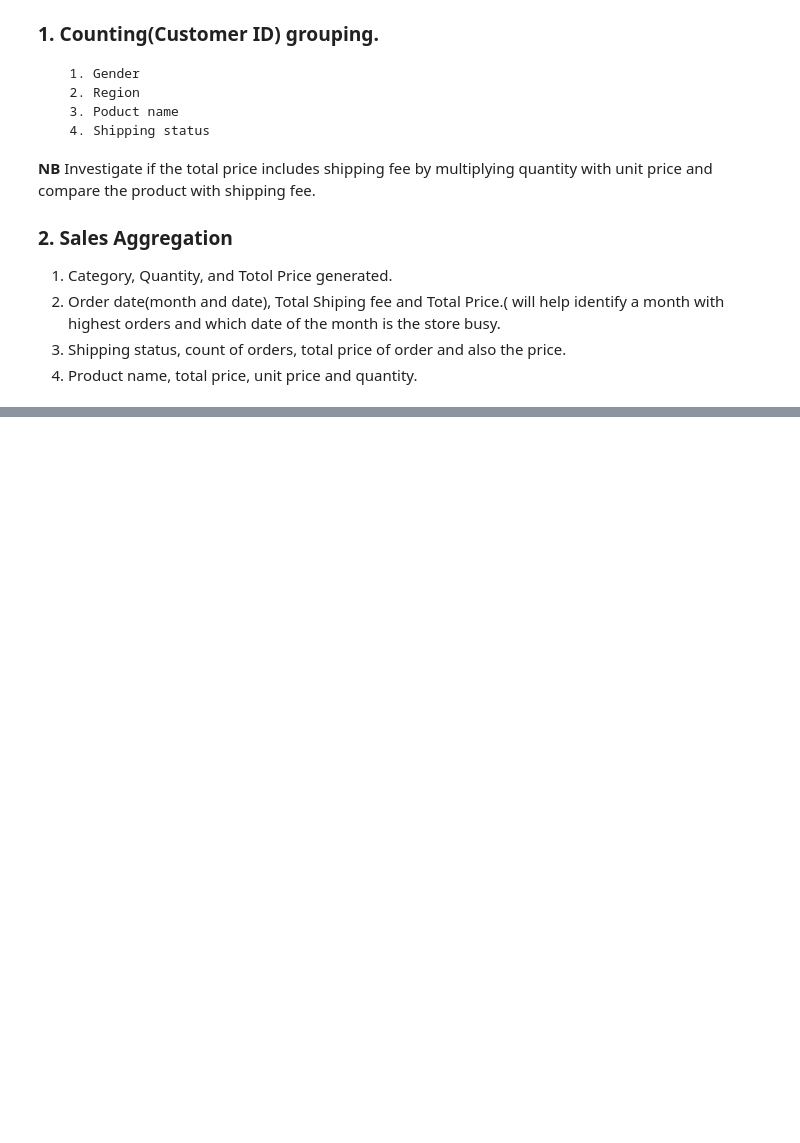
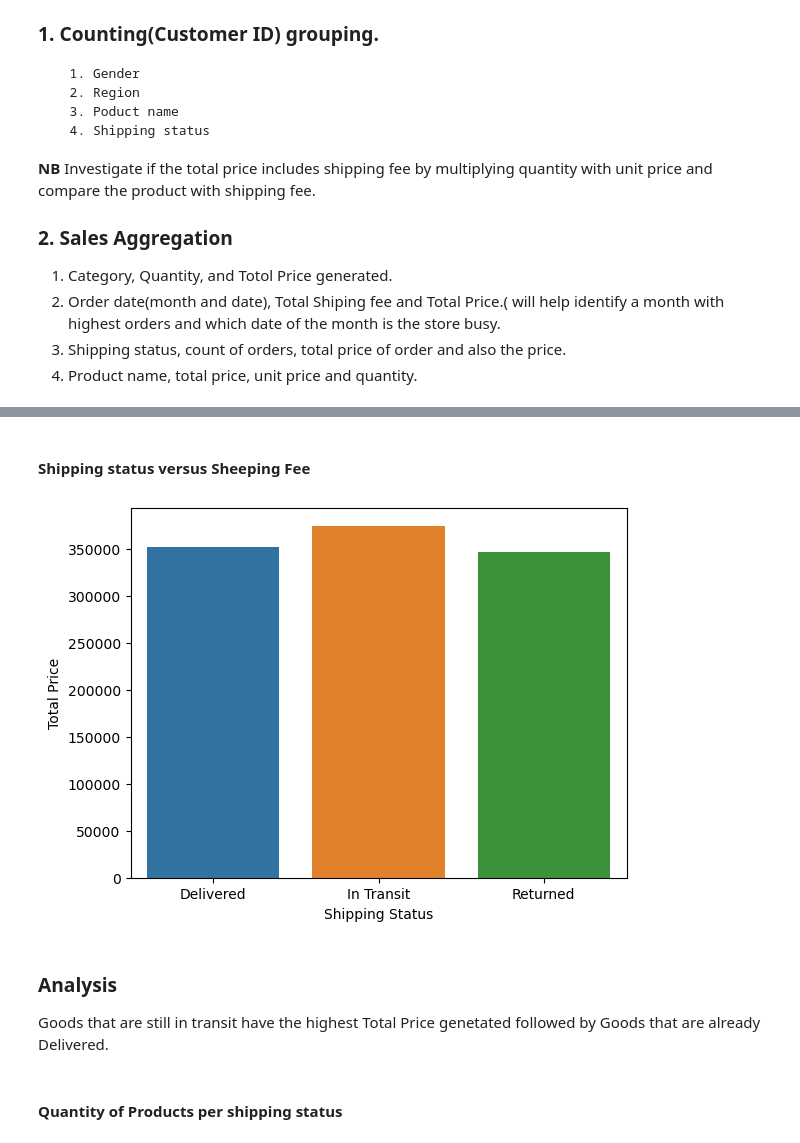
Before and after one commit to Clement-Maluleke/Ecommerce_and, a Jupyter notebook: E_commerce_and_customer_data.ipynb, the cells around one changed output, grey strips where cells are left out. Cells and saved outputs as stored; diff of their text form; code cells hidden in the pictures; blank space fills up the shorter version.

```diff
--- a/E_commerce_and_customer_data.ipynb
+++ b/E_commerce_and_customer_data.ipynb
@@ -257,0 +332,15 @@ Product_name_group
+# %% [markdown]
+#### Shipping status versus Sheeping Fee
+# %%
+# Create a column Chart
+#Creat a bar plot of Shipping status against Total Price Generated
+Shipping_Total_Price = sns.barplot(data= Shipping_Status_data, x="Shipping Status", y= "Total Price")
+plt.show(Shipping_Total_Price)
+# %% [output]
+[figure, added]
+# %% [markdown]
+### Analysis
+
+Goods that are still in transit have the highest Total Price genetated followed by Goods that are already Delivered.
+# %% [markdown]
+#### Quantity of Products per shipping status
```
Also changed, not shown: parts of 43 cells of this notebook.
